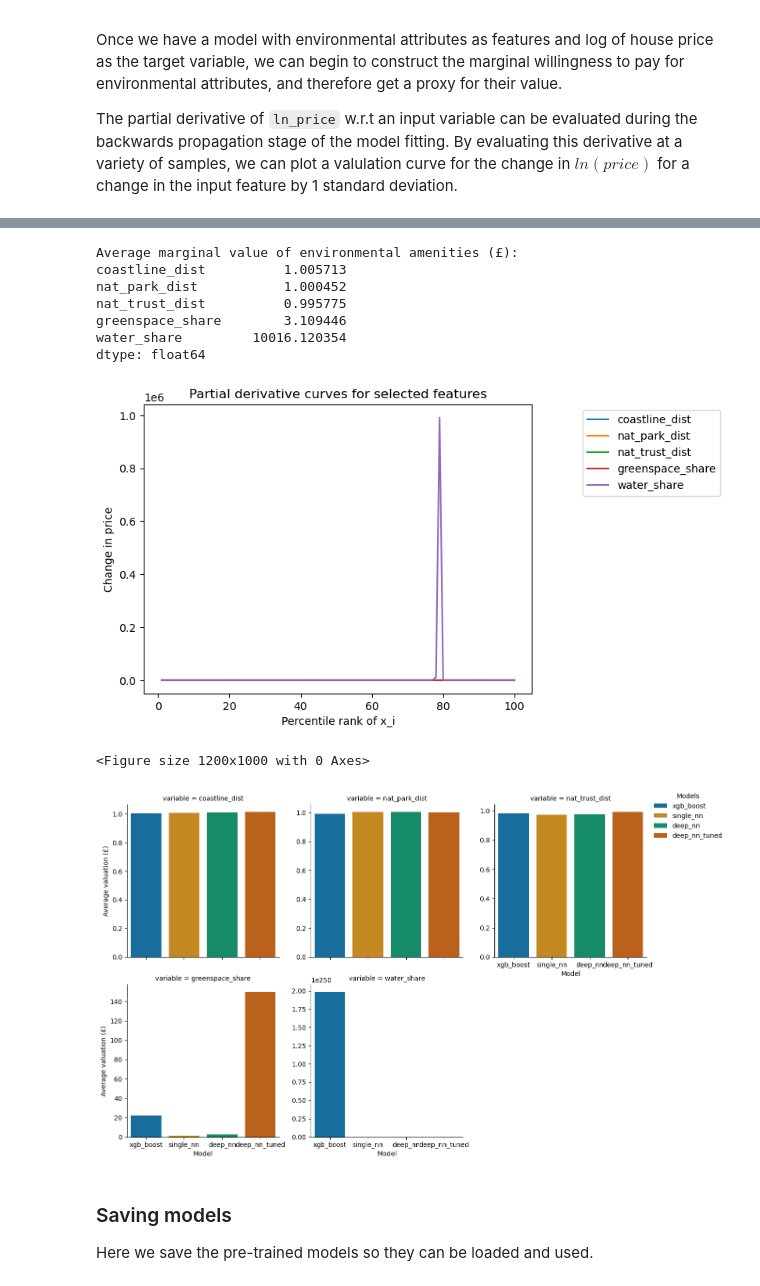
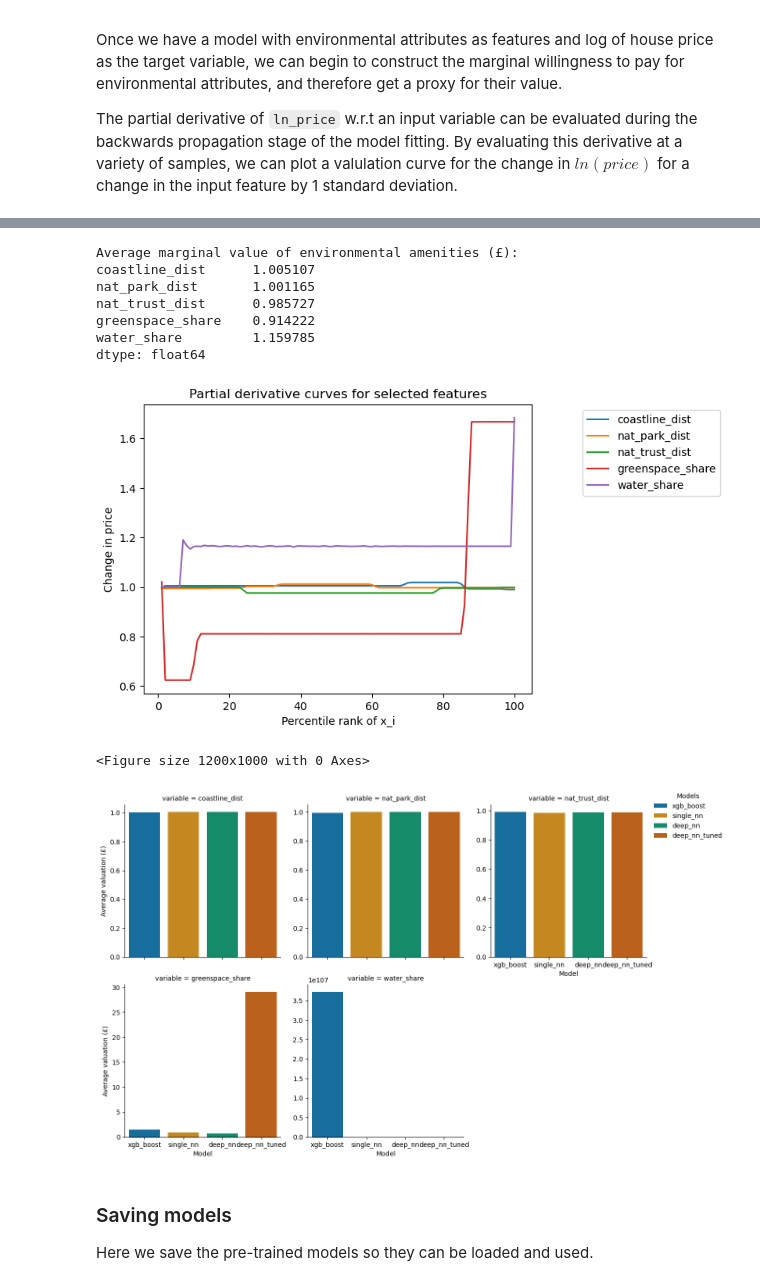
Before and after one commit to fgallagher27/GreenValueNet, a Jupyter notebook: GreenValueNet.ipynb, the cells around one changed output, grey strips where cells are left out. Drawn from its saved outputs; the diff is of its cells as text; code cells hidden in the pictures.

```diff
--- a/GreenValueNet.ipynb
+++ b/GreenValueNet.ipynb
@@ -170,7 +175,7 @@ single_nn.fit(
     x_train,
     y_train,
     epochs=epochs,
-    batch_size=32,
+    batch_size=64,
     validation_data = (x_dev, y_dev),
     callbacks=[get_checkpoint('single_nn')]
 )
@@ -452,33 +394,33 @@ dtype: float32
 # %%
 if tune_nn:
     model_to_plot = deep_nn_t
 else:
     model_to_plot = deep_nn
 
 gradients, synthetic_data = calc_partial_grad_linear(
-    deep_nn_t,
+    single_nn,
     x,
     derivative_index,
     norm_index,
     pop_mean,
     pop_std,
     100)
 
 average_grad = {key: np.mean(values) for key, values in gradients.items()}
 average_grad = pd.Series(average_grad)
 
 print("Average marginal value of environmental amenities (£):")
 print(average_grad)
 plot_partial_grads(gradients, np.arange(100)+1, save=True, name='partial_grads_approx_240227.png')
 # %% [output]
 Average marginal value of environmental amenities (£):
-coastline_dist          1.005713
-nat_park_dist           1.000452
-nat_trust_dist          0.995775
-greenspace_share        3.109446
-water_share         10016.120354
+coastline_dist      1.005107
+nat_park_dist       1.001165
+nat_trust_dist      0.985727
+greenspace_share    0.914222
+water_share         1.159785
 dtype: float64
-[figure, old version]
+[figure, new version]
 # %%
 model_dict = {
     'xgb_boost': xgb_model,
@@ -501,7 +443,7 @@ avg_vals = plot_avg_val_by_model(
 )
 # %% [output]
 <Figure size 1200x1000 with 0 Axes>
-[figure, old version]
+[figure, new version]
 # %% [markdown]
 ### Saving models
 
```
Also changed, not shown: parts of 11 cells of this notebook, 19 other files.
